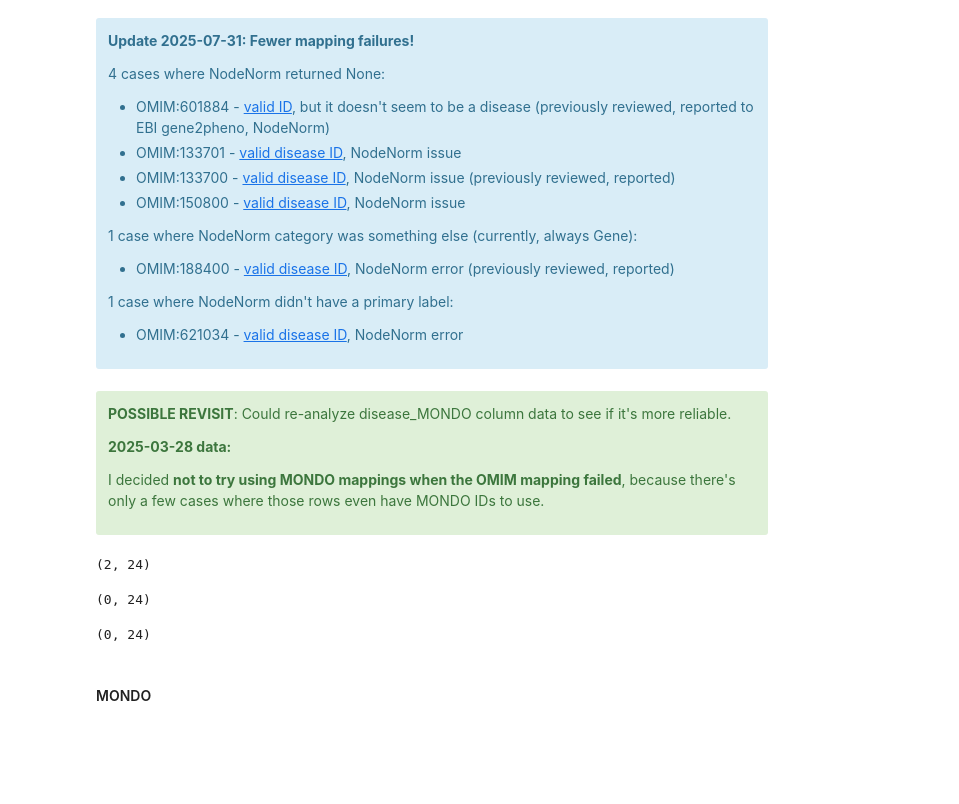
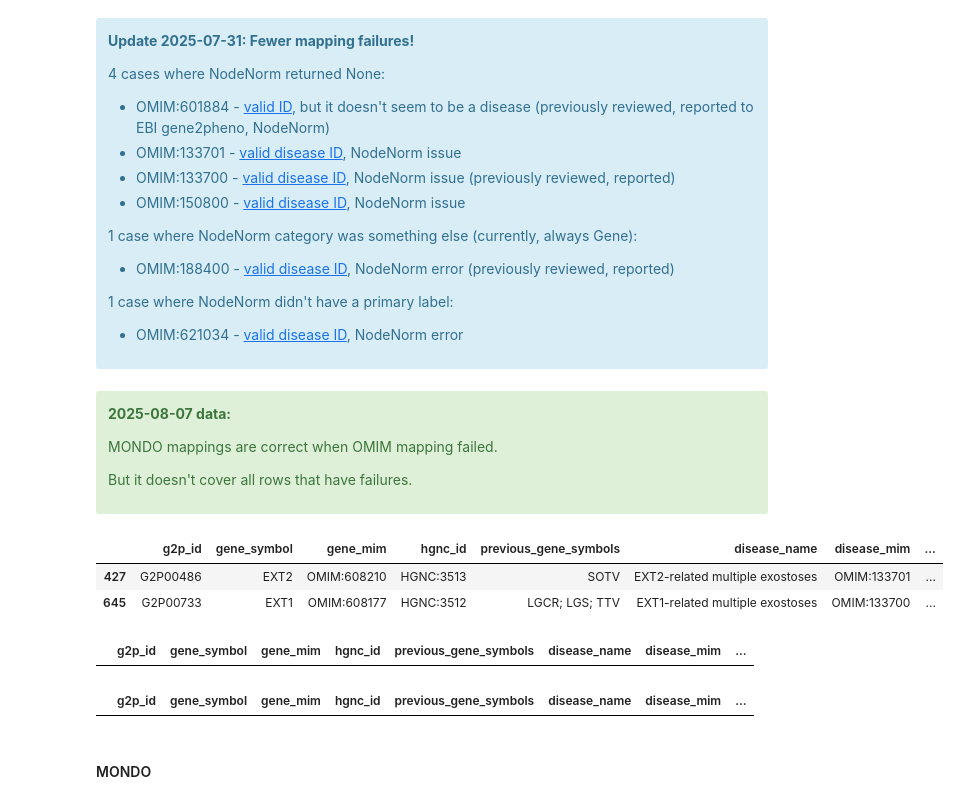
Before and after one commit to biothings/pending.api, a Jupyter notebook: plugins/ebi_gene2phenotype/parser-writing.ipynb, the cells around one changed output. Drawn from its saved outputs; the diff is of its cells as text; code cells hidden in the pictures; blank space fills up the shorter version.

```diff
--- a/plugins/ebi_gene2phenotype/parser-writing.ipynb
+++ b/plugins/ebi_gene2phenotype/parser-writing.ipynb
@@ -1000,26 +1007,28 @@ df[df["disease_mim"] == "OMIM:133701"]
 # %% [markdown]
 <div class="alert alert-block alert-success">
 
-**POSSIBLE REVISIT**: Could re-analyze disease_MONDO column data to see if it's more reliable.
+**2025-08-07 data:**
 
-**2025-03-28 data:**
+MONDO mappings are correct when OMIM mapping failed.
 
-I decided <b>not to try using MONDO mappings when the OMIM mapping failed</b>, because there's only a few cases where those rows even have MONDO IDs to use.
+But it doesn't cover all rows that have failures.
 # %%
 ## code used to check how many rows have OMIM failure + MONDO ID
 
 df[df["disease_mim"].isin(stats_OmOr_mapping_failures["nodenorm_returned_none"]) &
-   df["disease_MONDO"].notna()].shape
+   df["disease_MONDO"].notna()]
 
 df[df["disease_mim"].isin(stats_OmOr_mapping_failures["wrong_category"].keys()) &
-   df["disease_MONDO"].notna()].shape
+   df["disease_MONDO"].notna()]
 
 df[df["disease_mim"].isin(stats_OmOr_mapping_failures["no_label"]) &
-   df["disease_MONDO"].notna()].shape
+   df["disease_MONDO"].notna()]
 # %% [output]
-(2, 24)
-(0, 24)
-(0, 24)
+|  | g2p_id | gene_symbol | gene_mim | hgnc_id | previous_gene_symbols | disease_name | disease_mim | ... |
+| 427 | G2P00486 | EXT2 | OMIM:608210 | HGNC:3513 | SOTV | EXT2-related multiple exostoses | OMIM:133701 | ... |
+| 645 | G2P00733 | EXT1 | OMIM:608177 | HGNC:3512 | LGCR; LGS; TTV | EXT1-related multiple exostoses | OMIM:133700 | ... |
+|  | g2p_id | gene_symbol | gene_mim | hgnc_id | previous_gene_symbols | disease_name | disease_mim | ... |
+|  | g2p_id | gene_symbol | gene_mim | hgnc_id | previous_gene_symbols | disease_name | disease_mim | ... |
 # %% [markdown]
 #### MONDO
 # %% [markdown]
```
Also changed, not shown: parts of 68 cells of this notebook, 3 other files.
